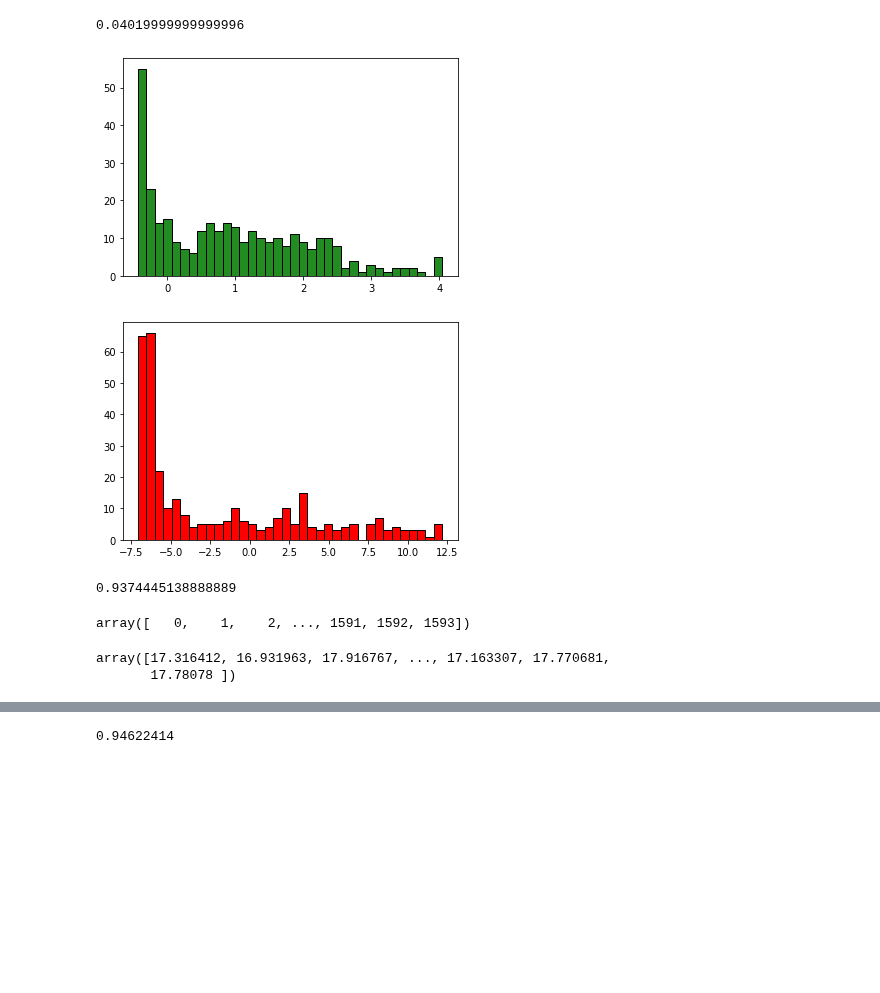
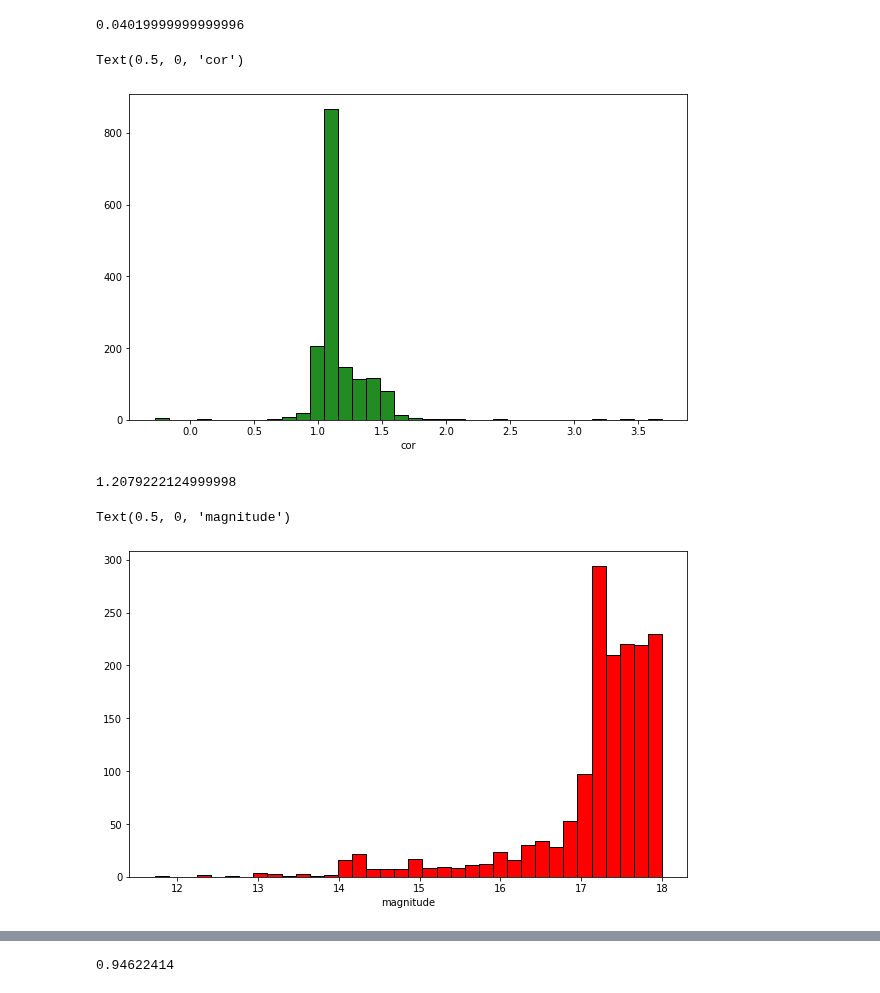
Before and after one commit to jppirest/mw_substructures, a Jupyter notebook: dados/Ag_Reais/Iso_Gaia/FINALHEIN.ipynb, the cells around one changed output, grey strips where cells are left out. Cells and saved outputs as stored; diff of their text form; code cells hidden in the pictures; blank space fills up the shorter version.

```diff
--- a/dados/Ag_Reais/Iso_Gaia/FINALHEIN.ipynb
+++ b/dados/Ag_Reais/Iso_Gaia/FINALHEIN.ipynb
@@ -24,41 +30,38 @@ n = hm[2]-hm[1]
 n
 # %% [output]
 0.04019999999999996
+# %%
+df = pd.read_csv('ngc6791.csv')
+x = df['BP-RP']
+y = df['Gmag']
 # %%
 n = 0.04
 n_bins = 36#len(np.arange(np.min(regressoes['(BP-RP)TurnOff']),np.max(regressoes['(BP-RP)TurnOff']), n))
 cor = 'forestgreen'
 
-fig, ax = plt.subplots()
+fig, ax = plt.subplots(figsize=(10,6))
 cor = 'forestgreen'
 mx, binsx, patches = ax.hist(x,n_bins, ec = 'k',color = cor)
+ax.set_xlabel('cor')
 # %% [output]
+Text(0.5, 0, 'cor')
-[figure, old version]
+[figure, new version]
-# %%
-n = 0.04
-n_bins = 36#len(np.arange(np.min(regressoes['(BP-RP)TurnOff']),np.max(regressoes['(BP-RP)TurnOff']), n))
-cor = 'red'
-
-fig, ax = plt.subplots()
-my, binsy, patches = ax.hist(y,n_bins, ec = 'k',color = cor)
-# %% [output]
-[figure, old version]
 # %%
 numero_pontos_cor, cor = np.histogram(x,n_bins)
-cor_turnoff = cor[np.where(numero_pontos_cor >= np.median(numero_pontos_cor))[0]]
+cor_turnoff = cor[np.where(numero_pontos_cor >= np.mean(numero_pontos_cor))[0]]
+cor_turnoff
 cor_turnoff = np.median(cor_turnoff)
 cor_turnoff
 # %% [output]
-0.9374445138888889
+1.2079222124999998
-# %%
-locaisx = np.where(x<=cor_turnoff)[0]
-locaisx
-# %% [output]
-array([   0,    1,    2, ..., 1591, 1592, 1593])
-# %%
-y = np.array(y)
-magnitudes = y[locaisx]
-magnitudes
-# %% [output]
-array([17.316412, 16.931963, 17.916767, ..., 17.163307, 17.770681,
-       17.78078 ])
+# %%
+n = 0.04
+n_bins = 36#len(np.arange(np.min(regressoes['(BP-RP)TurnOff']),np.max(regressoes['(BP-RP)TurnOff']), n))
+cor = 'red'
+
+fig, ax = plt.subplots(figsize=(10,6))
+my, binsy, patches = ax.hist(y,n_bins, ec = 'k',color = cor)
+ax.set_xlabel('magnitude')
+# %% [output]
+Text(0.5, 0, 'magnitude')
+[figure, new version]
```
Also changed, not shown: parts of 8 cells of this notebook, 7 other files.
